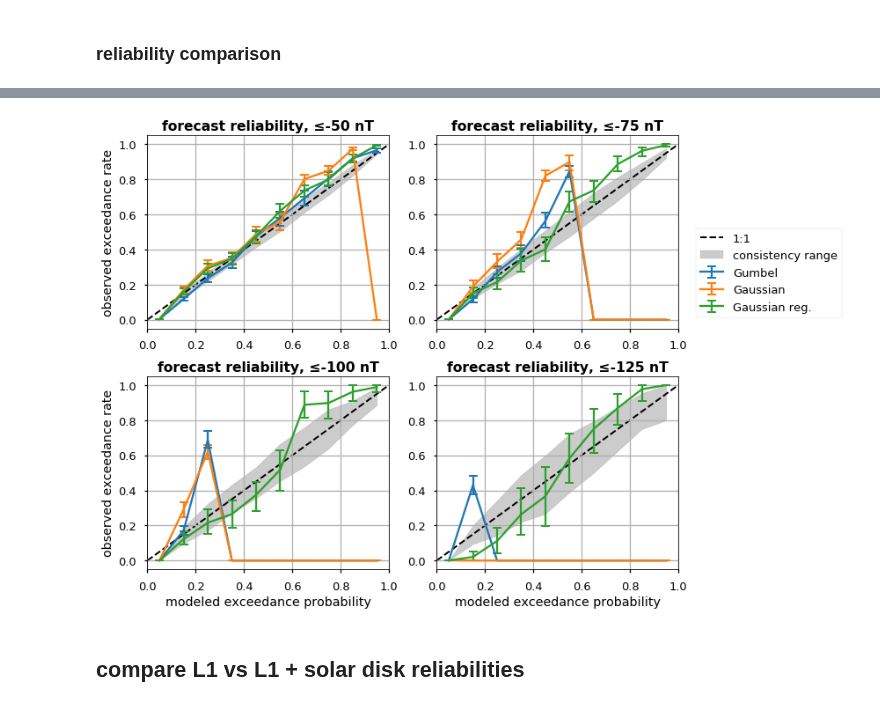
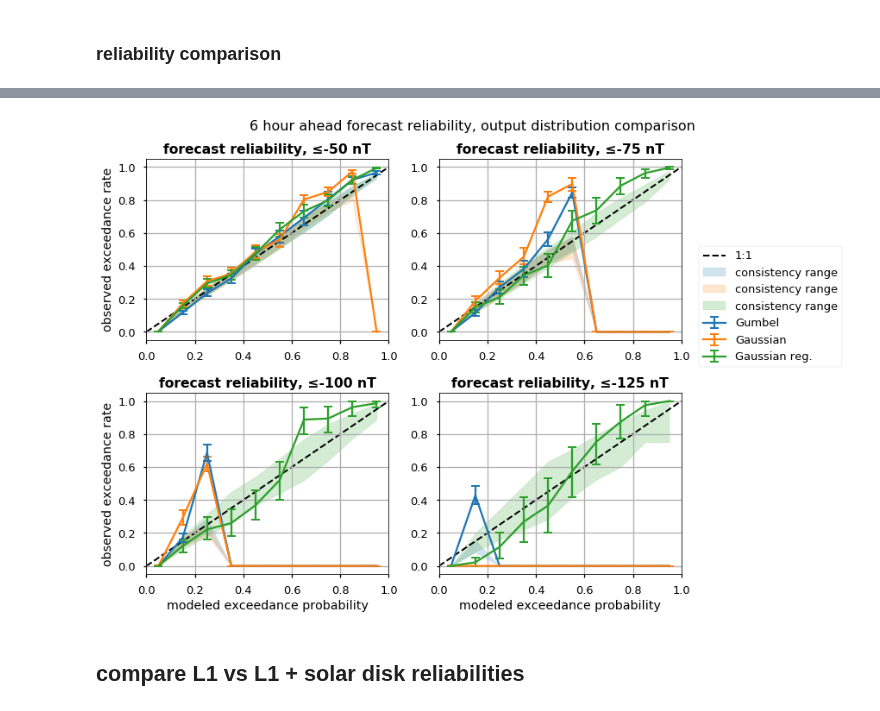
Before and after one commit to sarttiso/spaceweather, a Jupyter notebook: manuscript_figures.ipynb, the cells around one changed output, grey strips where cells are left out. Drawn from its saved outputs; the diff is of its cells as text; code cells hidden in the pictures.

Commit message:
added consistency envelope for each distribution's output when comparing distributions

```diff
--- a/manuscript_figures.ipynb
+++ b/manuscript_figures.ipynb
@@ -976,9 +976,11 @@ nbins = len(bins)
 first = False
 exc = 'leq'
 # %%
-fig, ax = plt.subplots(2, 2, figsize=[12, 8])
+fig, ax = plt.subplots(2, 2, figsize=[12, 8], constrained_layout=True)
 
 lahead = 6
+
+c = plt.cm.tab10([0,1,2])
 
 for jj in range(3):
     # generate output with given output distribution
@@ -997,10 +999,8 @@ for jj in range(3):
                                  bin_edges,
                                  exc=exc,
                                  first=first,
-                                 bootstrap=200)
+                                 bootstrap=500)
         obs_exc_pct = np.abs(obs_exc_pct - obs_exc[:, ii])
-        obs_exc_lb[:, ii] = obs_exc_pct[0, :]
-        obs_exc_ub[:, ii] = obs_exc_pct[1, :]
 
     #     consist_pct = consist_pct - bins
         consist_lb[:, ii] = consist_pct[0, :]
@@ -1009,15 +1009,15 @@ for jj in range(3):
         # plot current output
         idx = np.unravel_index(ii, ax.shape)
         ax[idx].errorbar(bins, obs_exc[:,ii],
-                         yerr=+np.column_stack((obs_exc_lb[:,ii], obs_exc_ub[:,ii])).T,
-                         capsize=5, capthick=2, label=cost[jj])
+                         yerr=obs_exc_pct,
+                         capsize=5, capthick=2, label=cost[jj], color=c[jj,:])
+        ax[idx].fill_between(bins, consist_lb[:,ii], consist_ub[:,ii], color=c[jj,:], alpha=0.2, zorder=0.5, label='consistency range')
         ax[idx].set_title('forecast reliability, ≤%d nT' % thres[ii], fontweight='bold')
         ax[idx].set_xlim([0, 1])
         ax[idx].grid(True)
 
 for ii in range(nthres):
     idx = np.unravel_index(ii, ax.shape)
-    ax[idx].fill_between(bins, consist_lb[:,ii], consist_ub[:,ii], color='k', alpha=0.2, zorder=0.5, label='consistency range')
     ax[idx].plot([0, 1], [0, 1], color='k', linestyle='--', linewidth=2, zorder=0.5, label='1:1')
 
 ax[0,1].legend(loc='upper left', bbox_to_anchor=(1.05, 0.55))
@@ -1025,7 +1025,8 @@ ax[0, 0].set_ylabel('observed exceedance rate')
 ax[1, 0].set_ylabel('observed exceedance rate')
 ax[1, 0].set_xlabel('modeled exceedance probability')
 ax[1, 1].set_xlabel('modeled exceedance probability')
-plt.tight_layout()
+fig.suptitle('6 hour ahead forecast reliability, output distribution comparison', fontsize=16)
+# plt.tight_layout()
 plt.savefig('figures/est_forecast_reliability_distcompare_t+6.png', format='png', dpi=300, bbox_inches='tight')
 plt.savefig('figures/est_forecast_reliability_distcompare_t+6.pdf', format='pdf', bbox_inches='tight')
 plt.show()
@@ -1033,4 +1051,4 @@ plt.show()
-[figure, old version]
+[figure, new version]
 # %% [markdown]
 ## compare L1 vs L1 + solar disk reliabilities
 # %%
```
Also changed, not shown: parts of 3 cells of this notebook, 2 other files.
